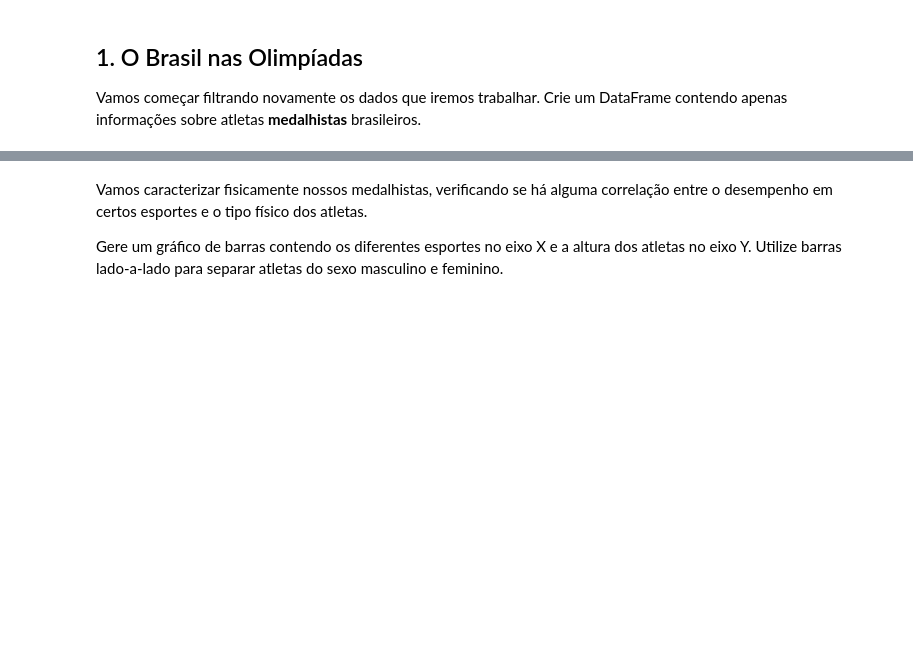
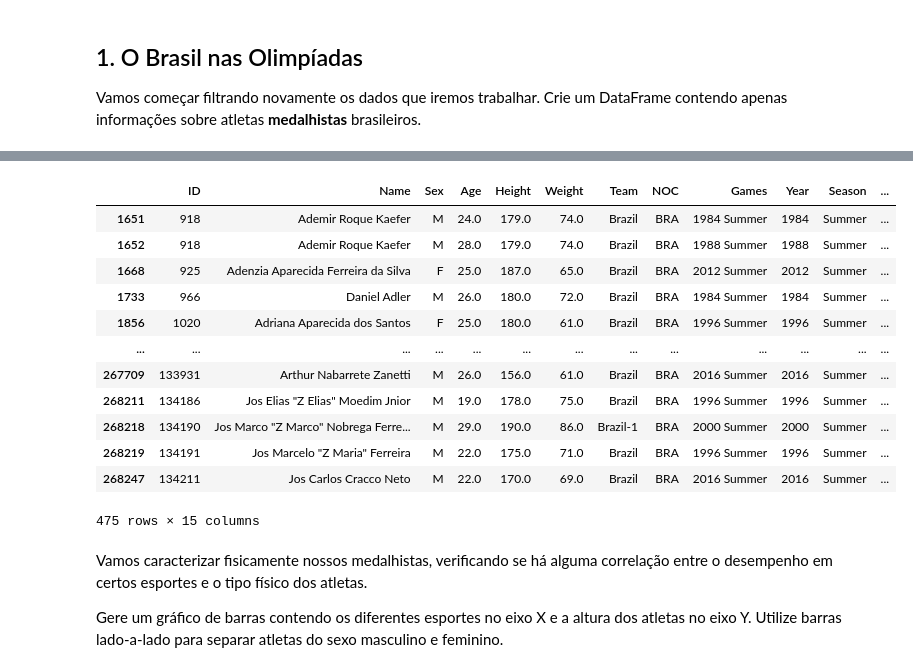
Before and after one commit to VictorBTaveira/Projeto-DataViz, a Jupyter notebook: Projeto_Dataviz.ipynb, the cells around one changed output, grey strips where cells are left out. Drawn from its saved outputs; the diff is of its cells as text; code cells hidden in the pictures; blank space fills up the shorter version.

```diff
--- a/Projeto_Dataviz.ipynb
+++ b/Projeto_Dataviz.ipynb
@@ -22,3 +49,21 @@ Vamos começar filtrando novamente os dados que iremos trabalhar. Crie um DataFr
+# %%
+df_brasil_med = df[df.NOC == 'BRA'].dropna(axis = 'index', subset = ['Medal']  )
+
+df_brasil_med
+# %% [output]
+|  | ID | Name | Sex | Age | Height | Weight | Team | NOC | Games | Year | Season | ... |
+| 1651 | 918 | Ademir Roque Kaefer | M | 24.0 | 179.0 | 74.0 | Brazil | BRA | 1984 Summer | 1984 | Summer | ... |
+| 1652 | 918 | Ademir Roque Kaefer | M | 28.0 | 179.0 | 74.0 | Brazil | BRA | 1988 Summer | 1988 | Summer | ... |
+| 1668 | 925 | Adenzia Aparecida Ferreira da Silva | F | 25.0 | 187.0 | 65.0 | Brazil | BRA | 2012 Summer | 2012 | Summer | ... |
+| 1733 | 966 | Daniel Adler | M | 26.0 | 180.0 | 72.0 | Brazil | BRA | 1984 Summer | 1984 | Summer | ... |
+| 1856 | 1020 | Adriana Aparecida dos Santos | F | 25.0 | 180.0 | 61.0 | Brazil | BRA | 1996 Summer | 1996 | Summer | ... |
+| ... | ... | ... | ... | ... | ... | ... | ... | ... | ... | ... | ... | ... |
+| 267709 | 133931 | Arthur Nabarrete Zanetti | M | 26.0 | 156.0 | 61.0 | Brazil | BRA | 2016 Summer | 2016 | Summer | ... |
+| 268211 | 134186 | Jos Elias "Z Elias" Moedim Jnior | M | 19.0 | 178.0 | 75.0 | Brazil | BRA | 1996 Summer | 1996 | Summer | ... |
+| 268218 | 134190 | Jos Marco "Z Marco" Nobrega Ferre... | M | 29.0 | 190.0 | 86.0 | Brazil-1 | BRA | 2000 Summer | 2000 | Summer | ... |
+| 268219 | 134191 | Jos Marcelo "Z Maria" Ferreira | M | 22.0 | 175.0 | 71.0 | Brazil | BRA | 1996 Summer | 1996 | Summer | ... |
+| 268247 | 134211 | Jos Carlos Cracco Neto | M | 22.0 | 170.0 | 69.0 | Brazil | BRA | 2016 Summer | 2016 | Summer | ... |
+475 rows × 15 columns
 # %% [markdown]
 Vamos caracterizar fisicamente nossos medalhistas, verificando se há alguma correlação entre o desempenho em certos esportes e o tipo físico dos atletas.
 
```
Also changed, not shown: parts of 4 cells of this notebook.
